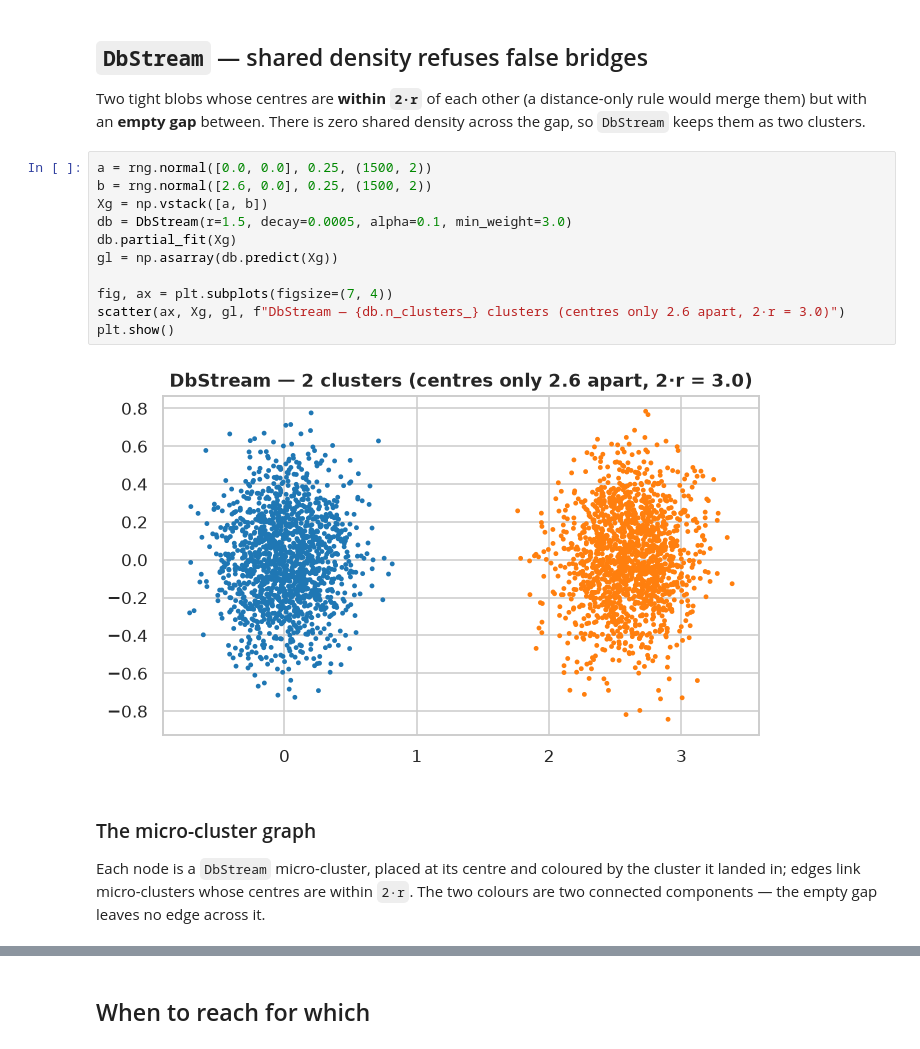
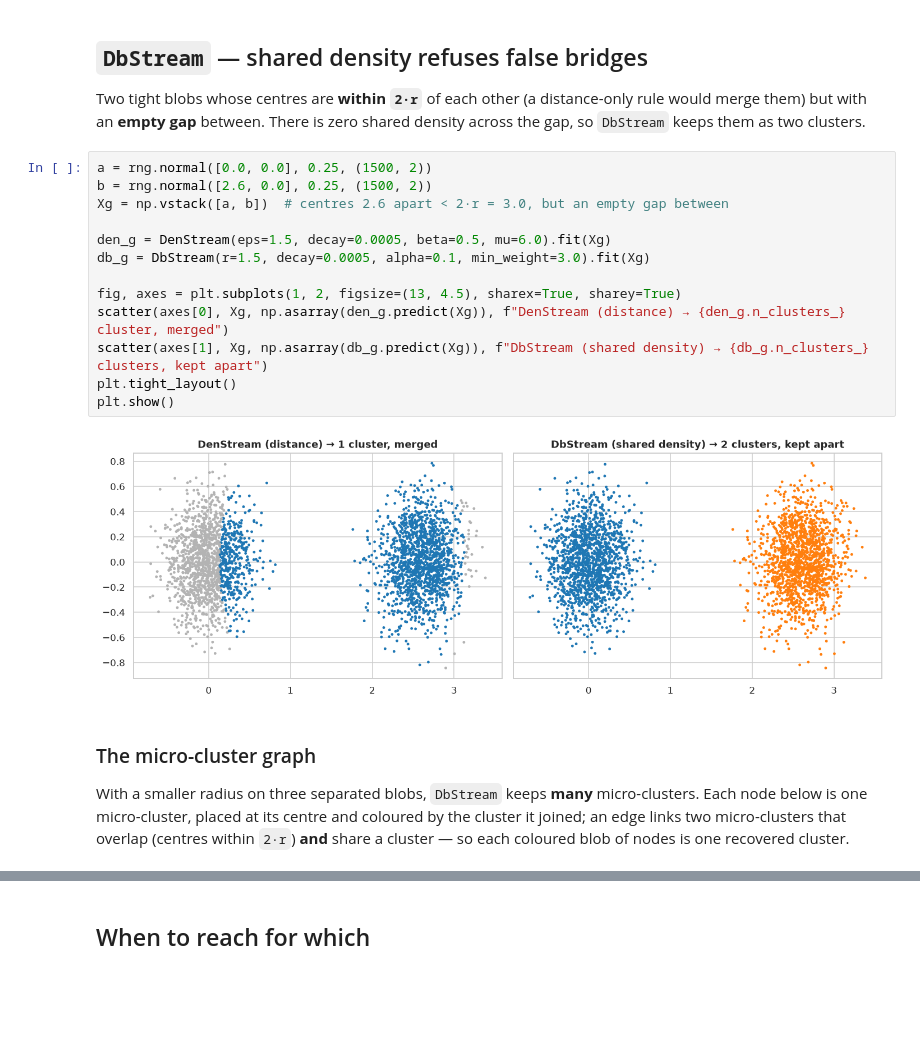
Before and after one commit to ilgrad/betula-cluster, a Jupyter notebook: examples/06_streaming_density.ipynb, the cells around one changed output, grey strips where cells are left out. Drawn from its saved outputs; the diff is of its cells as text; blank space fills up the shorter version.

```diff
--- a/examples/06_streaming_density.ipynb
+++ b/examples/06_streaming_density.ipynb
@@ -89,21 +89,24 @@ keeps them as two clusters.
 # %%
 a = rng.normal([0.0, 0.0], 0.25, (1500, 2))
 b = rng.normal([2.6, 0.0], 0.25, (1500, 2))
-Xg = np.vstack([a, b])
-db = DbStream(r=1.5, decay=0.0005, alpha=0.1, min_weight=3.0)
-db.partial_fit(Xg)
-gl = np.asarray(db.predict(Xg))
+Xg = np.vstack([a, b])  # centres 2.6 apart < 2·r = 3.0, but an empty gap between
 
-fig, ax = plt.subplots(figsize=(7, 4))
-scatter(ax, Xg, gl, f"DbStream — {db.n_clusters_} clusters (centres only 2.6 apart, 2·r = 3.0)")
+den_g = DenStream(eps=1.5, decay=0.0005, beta=0.5, mu=6.0).fit(Xg)
+db_g = DbStream(r=1.5, decay=0.0005, alpha=0.1, min_weight=3.0).fit(Xg)
+
+fig, axes = plt.subplots(1, 2, figsize=(13, 4.5), sharex=True, sharey=True)
+scatter(axes[0], Xg, np.asarray(den_g.predict(Xg)), f"DenStream (distance) → {den_g.n_clusters_} cluster, merged")
+scatter(axes[1], Xg, np.asarray(db_g.predict(Xg)), f"DbStream (shared density) → {db_g.n_clusters_} clusters, kept apart")
+plt.tight_layout()
 plt.show()
 # %% [output]
-[figure, old version]
+[figure, new version]
 # %% [markdown]
 ### The micro-cluster graph
 
-Each node is a `DbStream` micro-cluster, placed at its centre and coloured by the cluster it landed
-in; edges link micro-clusters whose centres are within `2·r`. The two colours are two connected
-components — the empty gap leaves no edge across it.
+With a smaller radius on three separated blobs, `DbStream` keeps **many** micro-clusters. Each node
+below is one micro-cluster, placed at its centre and coloured by the cluster it joined; an edge links
+two micro-clusters that overlap (centres within `2·r`) **and** share a cluster — so each coloured
+blob of nodes is one recovered cluster.
 # %%
 import networkx as nx
```
Also changed, not shown: parts of 1 cell of this notebook, 2 other files.
